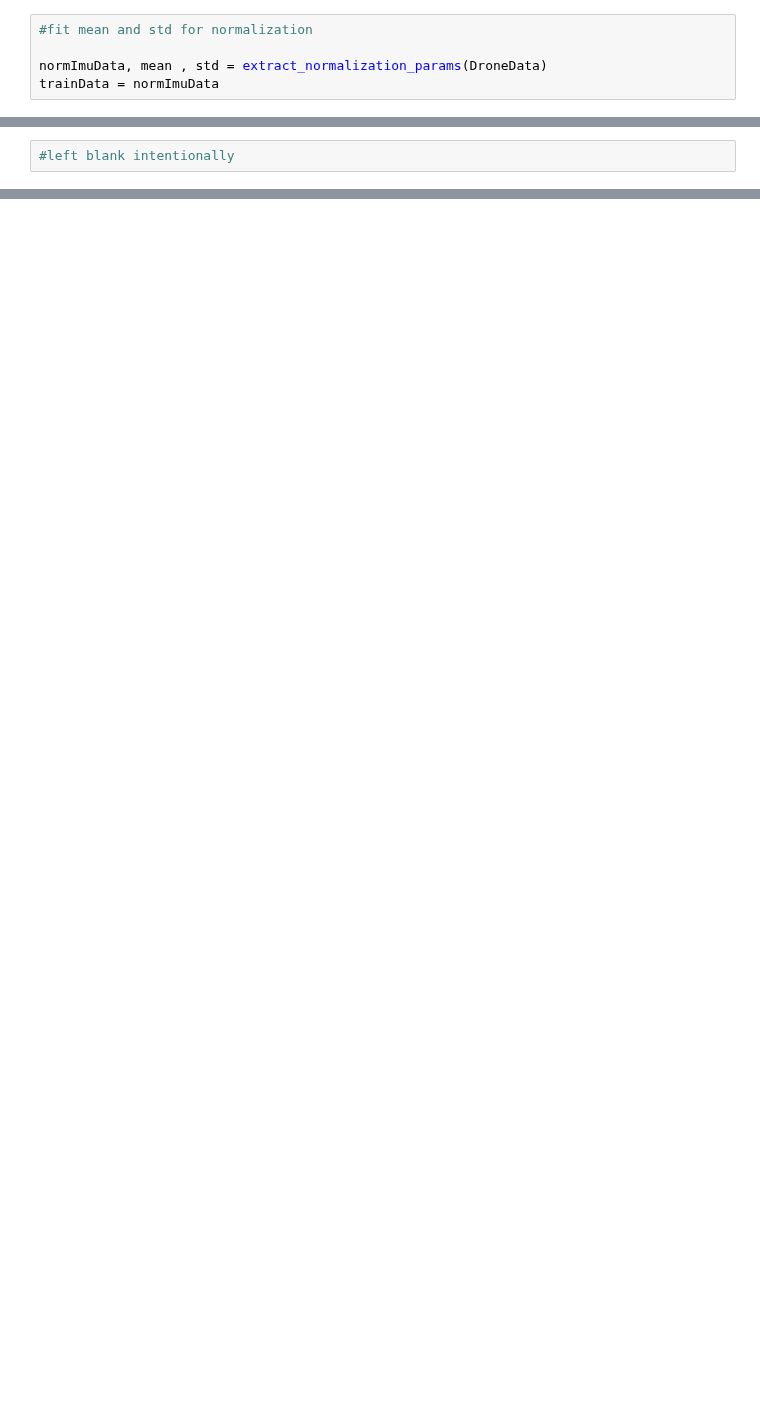
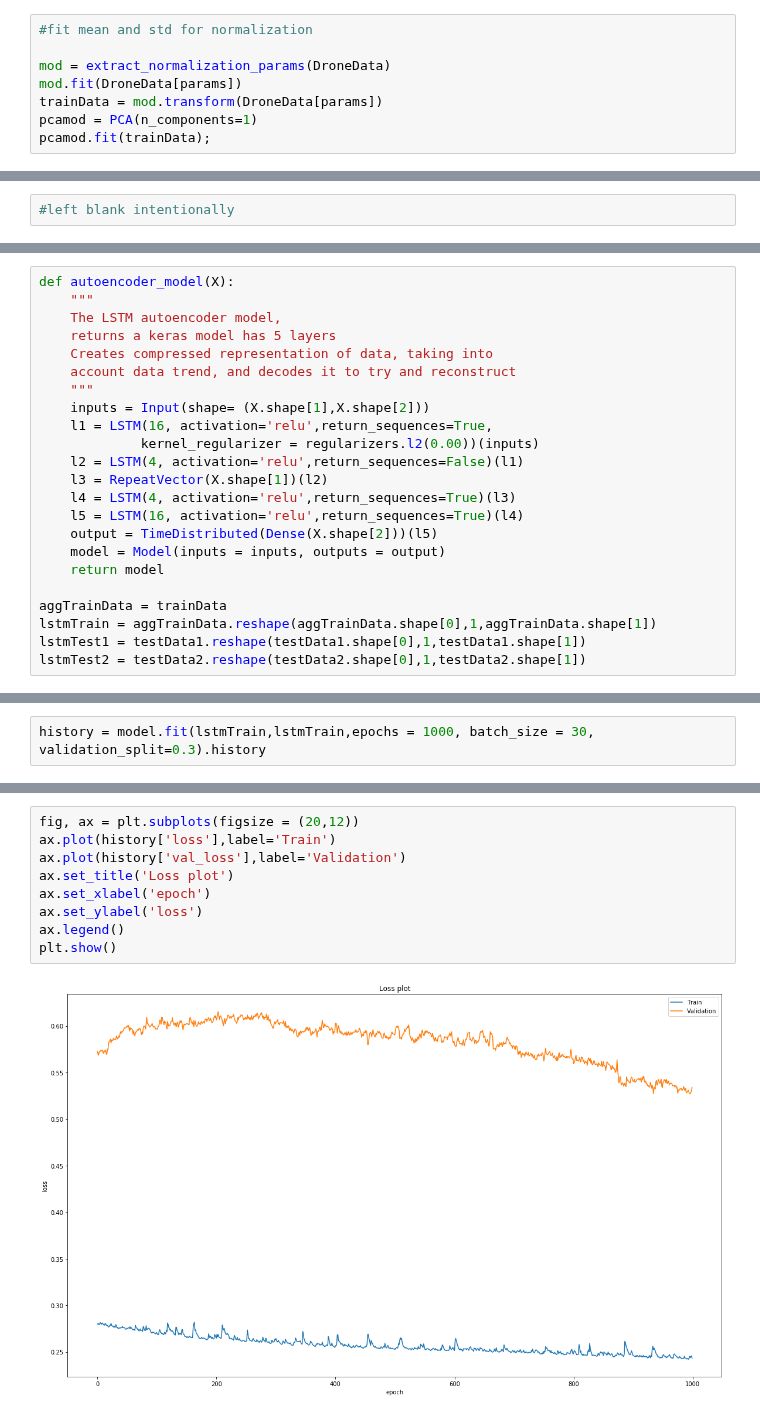
Before and after one commit to pratikluitel/SP-Cup, a Jupyter notebook: testingAlgos.ipynb, the cells around one changed output, grey strips where cells are left out. Cells and saved outputs as stored; diff of their text form; blank space fills up the shorter version.

```diff
--- a/testingAlgos.ipynb
+++ b/testingAlgos.ipynb
@@ -94,8 +86,11 @@ def generate_metrics(anomalyPrediction,testDataLabel):
 # %%
 #fit mean and std for normalization
 
-normImuData, mean , std = extract_normalization_params(DroneData)
-trainData = normImuData
+mod = extract_normalization_params(DroneData)
+mod.fit(DroneData[params])
+trainData = mod.transform(DroneData[params])
+pcamod = PCA(n_components=1)
+pcamod.fit(trainData);
 # %%
 #import new test data here
 testData1 = normalize_test_data(pd.concat([pd.read_csv('DroneData/SP Cup 2020/03_Dataset with 5 normal experiments_17Jan2020/2020-01-17-11-32-12/_slash_mavros_slash_imu_slash_data.csv'),
@@ -248,0 +247,23 @@ print(len(anomalyPredictionLOF1)-sum(anomalyPredictionLOF1))
+# %%
+def autoencoder_model(X):
+    """
+    The LSTM autoencoder model,
+    returns a keras model has 5 layers
+    Creates compressed representation of data, taking into
+    account data trend, and decodes it to try and reconstruct
+    """
+    inputs = Input(shape= (X.shape[1],X.shape[2]))
+    l1 = LSTM(16, activation='relu',return_sequences=True,
+             kernel_regularizer = regularizers.l2(0.00))(inputs)
+    l2 = LSTM(4, activation='relu',return_sequences=False)(l1)
+    l3 = RepeatVector(X.shape[1])(l2)
+    l4 = LSTM(4, activation='relu',return_sequences=True)(l3)
+    l5 = LSTM(16, activation='relu',return_sequences=True)(l4)
+    output = TimeDistributed(Dense(X.shape[2]))(l5)
+    model = Model(inputs = inputs, outputs = output)
+    return model
+
+aggTrainData = trainData
+lstmTrain = aggTrainData.reshape(aggTrainData.shape[0],1,aggTrainData.shape[1])
+lstmTest1 = testData1.reshape(testData1.shape[0],1,testData1.shape[1])
+lstmTest2 = testData2.reshape(testData2.shape[0],1,testData2.shape[1])
@@ -248,0 +292,2 @@ print(len(anomalyPredictionLOF1)-sum(anomalyPredictionLOF1))
+# %%
+history = model.fit(lstmTrain,lstmTrain,epochs = 1000, batch_size = 30, validation_split=0.3).history
@@ -248,0 +312,11 @@ print(len(anomalyPredictionLOF1)-sum(anomalyPredictionLOF1))
+# %%
+fig, ax = plt.subplots(figsize = (20,12))
+ax.plot(history['loss'],label='Train')
+ax.plot(history['val_loss'],label='Validation')
+ax.set_title('Loss plot')
+ax.set_xlabel('epoch')
+ax.set_ylabel('loss')
+ax.legend()
+plt.show()
+# %% [output]
+[figure, added]
```
Also changed, not shown: parts of 17 cells of this notebook, 1 other file.
